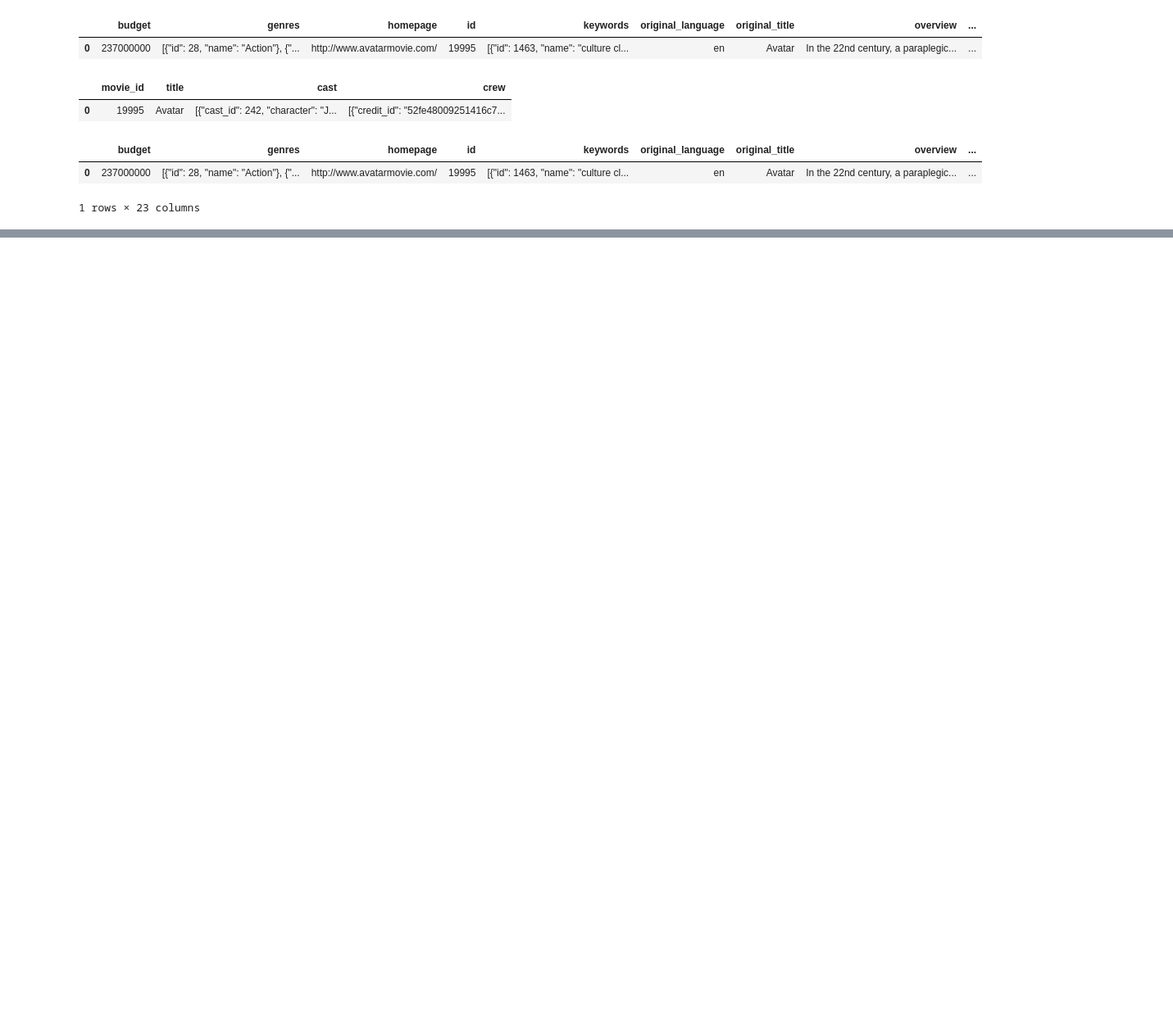
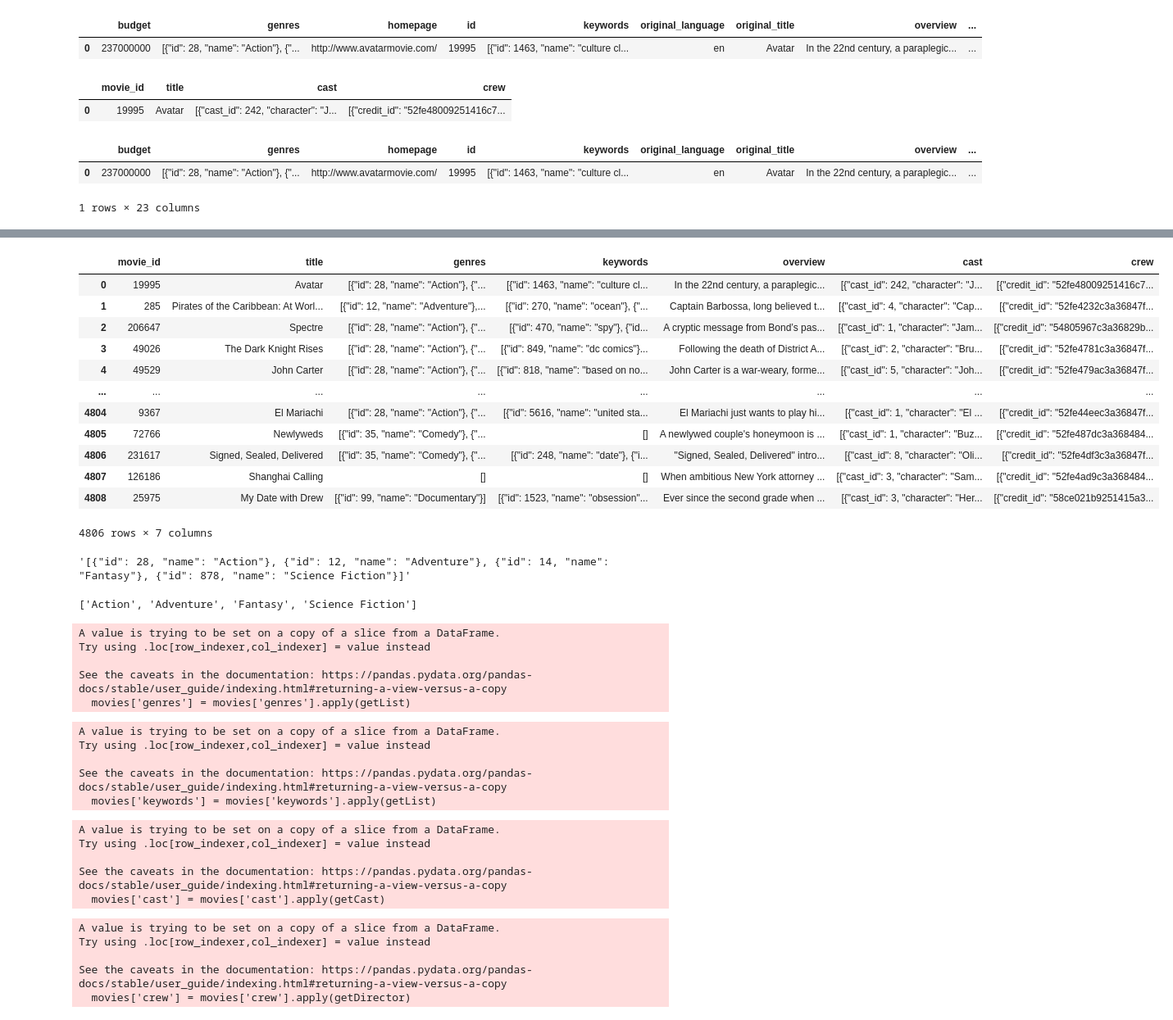
Before and after one commit to Jay-Dodhiawala/recommendation_system, a Jupyter notebook: recommendation sys.ipynb, the cells around one changed output, grey strips where cells are left out. Shown at 82% size. Cells and saved outputs as stored; diff of their text form; code cells hidden in the pictures; blank space fills up the shorter version.

```diff
--- a/recommendation sys.ipynb
+++ b/recommendation sys.ipynb
@@ -24,0 +87,2 @@ movies.head(1)
+# %%
+movies.dropna(inplace=True)
@@ -24,0 +105,20 @@ movies.head(1)
+# %%
+movies
+# %% [output]
+|  | movie_id | title | genres | keywords | overview | cast | crew |
+| 0 | 19995 | Avatar | [{"id": 28, "name": "Action"}, {"... | [{"id": 1463, "name": "culture cl... | In the 22nd century, a paraplegic... | [{"cast_id": 242, "character": "J... | [{"credit_id": "52fe48009251416c7... |
+| 1 | 285 | Pirates of the Caribbean: At Worl... | [{"id": 12, "name": "Adventure"},... | [{"id": 270, "name": "ocean"}, {"... | Captain Barbossa, long believed t... | [{"cast_id": 4, "character": "Cap... | [{"credit_id": "52fe4232c3a36847f... |
+| 2 | 206647 | Spectre | [{"id": 28, "name": "Action"}, {"... | [{"id": 470, "name": "spy"}, {"id... | A cryptic message from Bond’s pas... | [{"cast_id": 1, "character": "Jam... | [{"credit_id": "54805967c3a36829b... |
+| 3 | 49026 | The Dark Knight Rises | [{"id": 28, "name": "Action"}, {"... | [{"id": 849, "name": "dc comics"}... | Following the death of District A... | [{"cast_id": 2, "character": "Bru... | [{"credit_id": "52fe4781c3a36847f... |
+| 4 | 49529 | John Carter | [{"id": 28, "name": "Action"}, {"... | [{"id": 818, "name": "based on no... | John Carter is a war-weary, forme... | [{"cast_id": 5, "character": "Joh... | [{"credit_id": "52fe479ac3a36847f... |
+| ... | ... | ... | ... | ... | ... | ... | ... |
+| 4804 | 9367 | El Mariachi | [{"id": 28, "name": "Action"}, {"... | [{"id": 5616, "name": "united sta... | El Mariachi just wants to play hi... | [{"cast_id": 1, "character": "El ... | [{"credit_id": "52fe44eec3a36847f... |
+| 4805 | 72766 | Newlyweds | [{"id": 35, "name": "Comedy"}, {"... | [] | A newlywed couple's honeymoon is ... | [{"cast_id": 1, "character": "Buz... | [{"credit_id": "52fe487dc3a368484... |
+| 4806 | 231617 | Signed, Sealed, Delivered | [{"id": 35, "name": "Comedy"}, {"... | [{"id": 248, "name": "date"}, {"i... | "Signed, Sealed, Delivered" intro... | [{"cast_id": 8, "character": "Oli... | [{"credit_id": "52fe4df3c3a36847f... |
+| 4807 | 126186 | Shanghai Calling | [] | [] | When ambitious New York attorney ... | [{"cast_id": 3, "character": "Sam... | [{"credit_id": "52fe4ad9c3a368484... |
+| 4808 | 25975 | My Date with Drew | [{"id": 99, "name": "Documentary"}] | [{"id": 1523, "name": "obsession"... | Ever since the second grade when ... | [{"cast_id": 3, "character": "Her... | [{"credit_id": "58ce021b9251415a3... |
+4806 rows × 7 columns
+# %%
+movies.iloc[0].genres
+# %% [output]
+'[{"id": 28, "name": "Action"}, {"id": 12, "name": "Adventure"}, {"id": 14, "name": "Fantasy"}, {"id": 878, "name": "Science Fiction"}]'
@@ -24,0 +132,20 @@ movies.head(1)
+# %%
+getList('[{"id": 28, "name": "Action"}, {"id": 12, "name": "Adventure"}, {"id": 14, "name": "Fantasy"}, {"id": 878, "name": "Science Fiction"}]')
+# %% [output]
+['Action', 'Adventure', 'Fantasy', 'Science Fiction']
+# %%
+movies['genres'] = movies['genres'].apply(getList)
+# %% [output]
+A value is trying to be set on a copy of a slice from a DataFrame.
+Try using .loc[row_indexer,col_indexer] = value instead
+
+See the caveats in the documentation: https://pandas.pydata.org/pandas-docs/stable/user_guide/indexing.html#returning-a-view-versus-a-copy
+  movies['genres'] = movies['genres'].apply(getList)
+# %%
+movies['keywords'] = movies['keywords'].apply(getList)
+# %% [output]
+A value is trying to be set on a copy of a slice from a DataFrame.
+Try using .loc[row_indexer,col_indexer] = value instead
+
+See the caveats in the documentation: https://pandas.pydata.org/pandas-docs/stable/user_guide/indexing.html#returning-a-view-versus-a-copy
+  movies['keywords'] = movies['keywords'].apply(getList)
@@ -24,0 +163,8 @@ movies.head(1)
+# %%
+movies['cast'] = movies['cast'].apply(getCast)
+# %% [output]
+A value is trying to be set on a copy of a slice from a DataFrame.
+Try using .loc[row_indexer,col_indexer] = value instead
+
+See the caveats in the documentation: https://pandas.pydata.org/pandas-docs/stable/user_guide/indexing.html#returning-a-view-versus-a-copy
+  movies['cast'] = movies['cast'].apply(getCast)
@@ -24,0 +179,8 @@ movies.head(1)
+# %%
+movies['crew'] = movies['crew'].apply(getDirector)
+# %% [output]
+A value is trying to be set on a copy of a slice from a DataFrame.
+Try using .loc[row_indexer,col_indexer] = value instead
+
+See the caveats in the documentation: https://pandas.pydata.org/pandas-docs/stable/user_guide/indexing.html#returning-a-view-versus-a-copy
+  movies['crew'] = movies['crew'].apply(getDirector)
```
Also changed, not shown: parts of 35 cells of this notebook.
